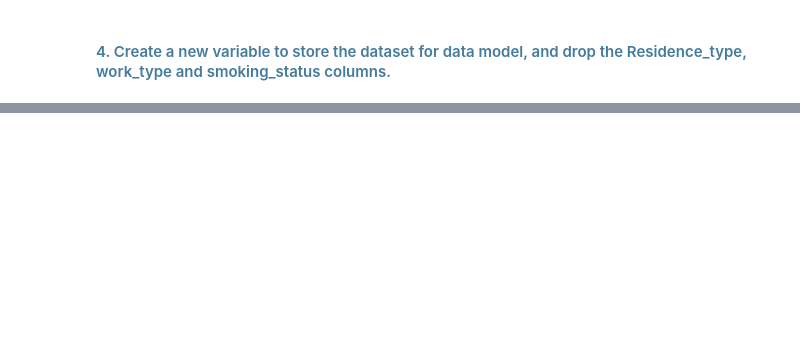
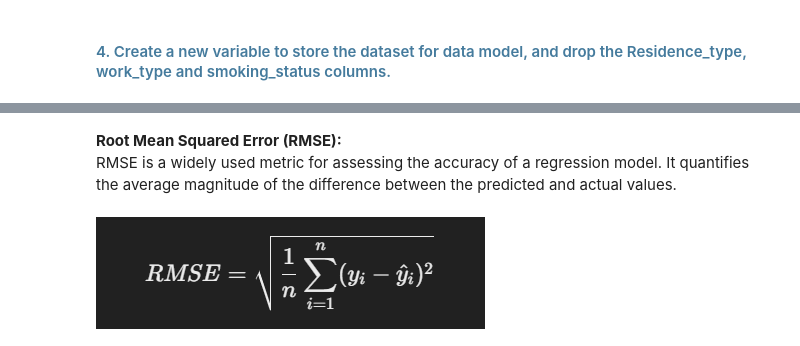
Before and after one commit to Neeraj-Parihar/-Stroke_Patient_Healthcare_Using_Deep_Learning_Project, a Jupyter notebook: Stroke_Patient_Healthcare_Using_Deep Learning.ipynb, the cells around one changed output, grey strips where cells are left out. Drawn from its saved outputs; the diff is of its cells as text; code cells hidden in the pictures; blank space fills up the shorter version.

```diff
--- a/Stroke_Patient_Healthcare_Using_Deep Learning.ipynb
+++ b/Stroke_Patient_Healthcare_Using_Deep Learning.ipynb
@@ -536,0 +595,7 @@ Final transformed dataset for data modeling:
+# %% [markdown]
+<b>Root Mean Squared Error (RMSE):</b>
+RMSE is a widely used metric for assessing the accuracy of a regression model. It quantifies the average magnitude of the difference between the predicted and actual values.
+# %%
+Image('project_eq3.png')
+# %% [output]
+[figure, added]
```
Also changed, not shown: parts of 42 cells of this notebook, 2 other files.
